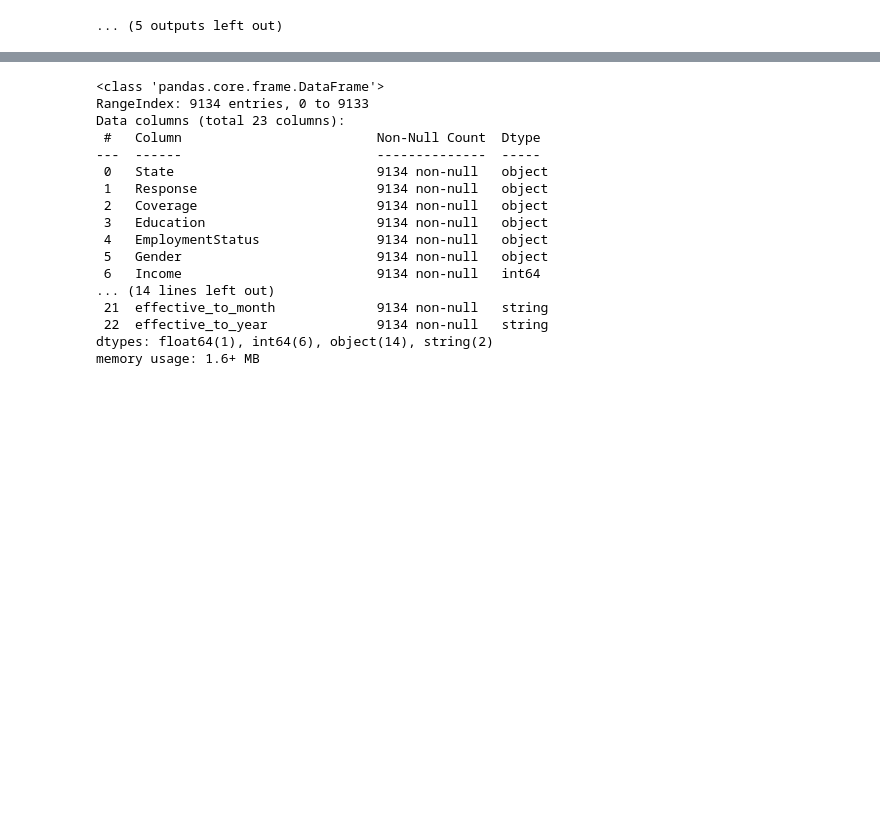
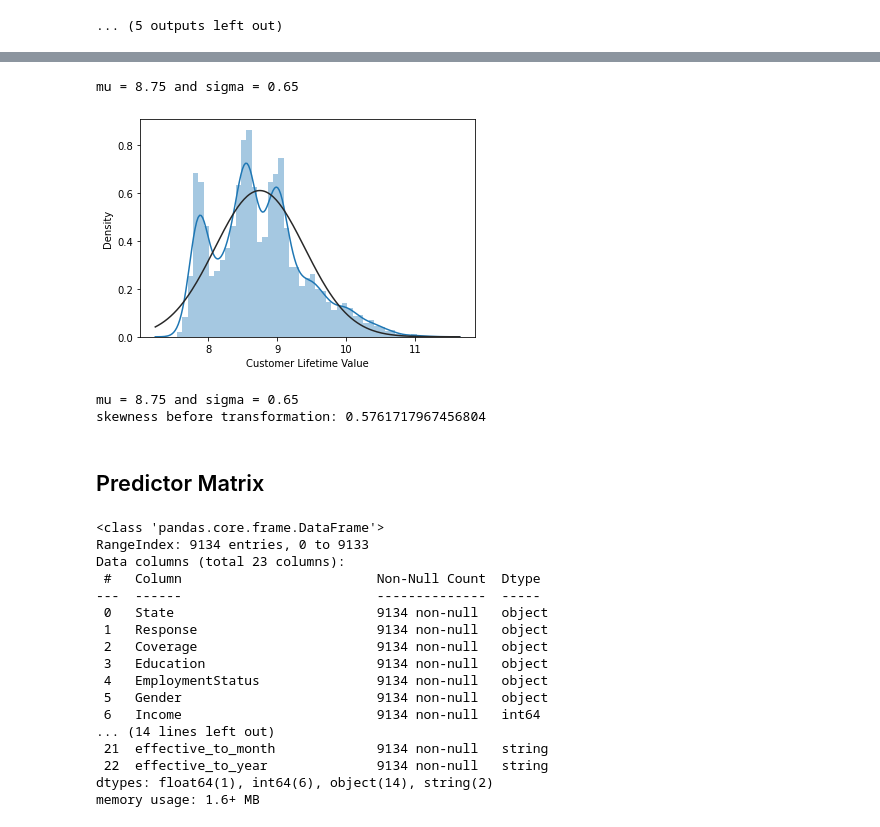
Before and after one commit to PatrikWagnerUK/insurance_cltv_model, a Jupyter notebook: cltv_modelling.ipynb, the cells around one changed output, grey strips where cells are left out. Saved outputs shown, nothing was run; the diff lists cells and outputs as text; code cells hidden in the pictures; blank space fills up the shorter version.

```diff
--- a/cltv_modelling.ipynb
+++ b/cltv_modelling.ipynb
@@ -97,3 +114,20 @@ for i, col in enumerate(categorical.columns):
+# %%
+df['Customer Lifetime Value'] = np.log1p(df['Customer Lifetime Value'])
+sns.distplot(df['Customer Lifetime Value'],fit=norm)
+
+(mu,sigma) = norm.fit(df['Customer Lifetime Value'])
+print('mu = {:.2f} and sigma = {:.2f}'.format(mu,sigma))
+# %% [output]
+mu = 8.75 and sigma = 0.65
+[figure, added]
+# %%
+print('mu = {:.2f} and sigma = {:.2f}'.format(mu,sigma))
+print('skewness before transformation:',df['Customer Lifetime Value'].skew())
+# %% [output]
+mu = 8.75 and sigma = 0.65
+skewness before transformation: 0.5761717967456804
+# %% [markdown]
+## Predictor Matrix
 # %%
 ## Create Pred Matrix and Normalize
 
```
Also changed, not shown: parts of 29 cells of this notebook, 4 other files.
